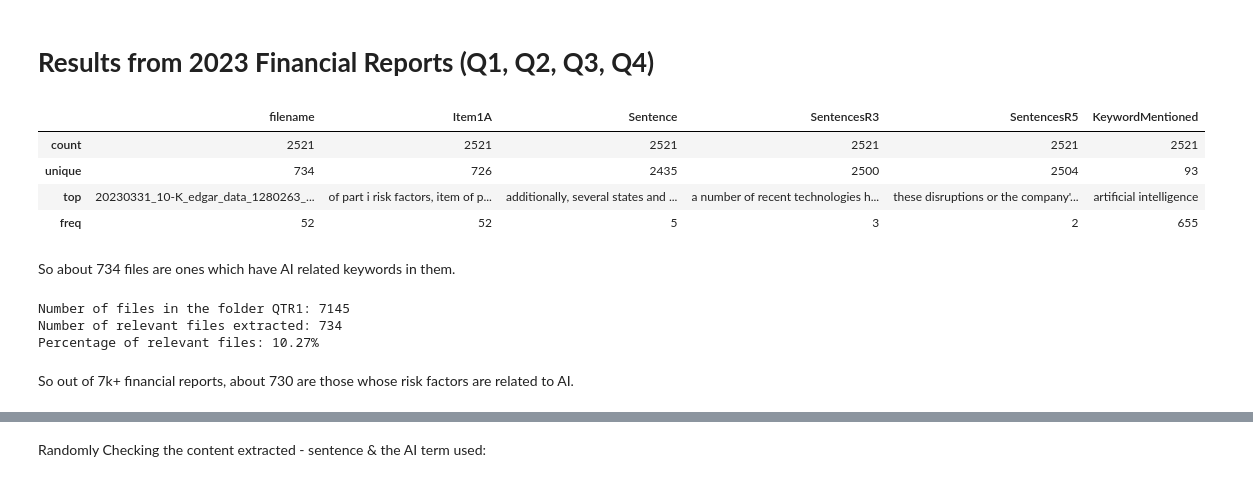
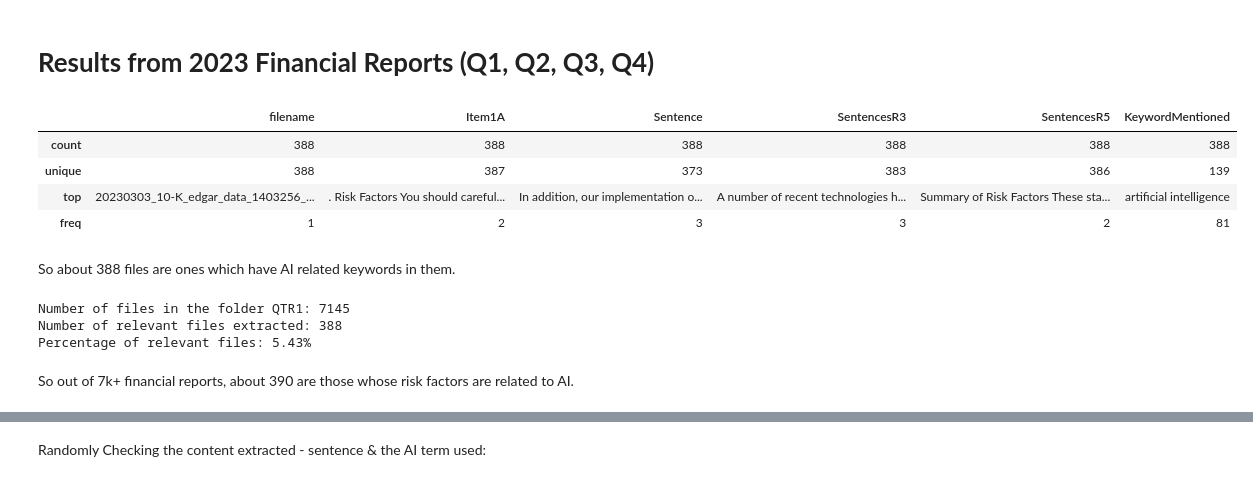
Before and after one commit to rxdhikx/AI-Risk_Classification-From-Financial-Documents, a Jupyter notebook: read_files.ipynb, the cells around one changed output, grey strips where cells are left out. Drawn from its saved outputs; the diff is of its cells as text; code cells hidden in the pictures.

Commit message:
Add files via upload
New Results after further cleaning

```diff
--- a/read_files.ipynb
+++ b/read_files.ipynb
@@ -3,17 +3,17 @@
 # %%
 #testing QTR1 first
 
 import pandas as pd
-df = pd.read_csv("/Users/rravindra0463/Desktop/ai_proj/venv/output/Results_QTR1.csv")
+df = pd.read_csv("/Users/rravindra0463/Desktop/ai_proj/venv/new_output/New_Results_QTR1.csv")
 df.describe()
 # %% [output]
 |  | filename | Item1A | Sentence | SentencesR3 | SentencesR5 | KeywordMentioned |
-| count | 2521 | 2521 | 2521 | 2521 | 2521 | 2521 |
-| unique | 734 | 726 | 2435 | 2500 | 2504 | 93 |
-| top | 20230331_10-K_edgar_data_1280263_... | of part i risk factors, item of p... | additionally, several states and ... | a number of recent technologies h... | these disruptions or the company'... | artificial intelligence |
-| freq | 52 | 52 | 5 | 3 | 2 | 655 |
+| count | 388 | 388 | 388 | 388 | 388 | 388 |
+| unique | 388 | 387 | 373 | 383 | 386 | 139 |
+| top | 20230303_10-K_edgar_data_1403256_... | . Risk Factors You should careful... | In addition, our implementation o... | A number of recent technologies h... | Summary of Risk Factors These sta... | artificial intelligence |
+| freq | 1 | 2 | 3 | 3 | 2 | 81 |
 # %% [markdown]
-So about 734 files are ones which have AI related keywords in them.
+So about 388 files are ones which have AI related keywords in them.
 # %%
 # check how many files orginally present in the concerned folder,i.e QTR1 here
 import os
@@ -26,7 +26,7 @@ files = [f for f in os.listdir(folder_path) if os.path.isfile(os.path.join(folde
 num_files = len(files)
 print(f'Number of files in the folder QTR1: {num_files}')
 
-# calculate metrics
+# calculate metrics - using unique to ensure there are no duplicates
 unique_filenames = df['filename'].nunique()
 percentage = (unique_filenames/ num_files) * 100
 
@@ -34,10 +34,10 @@ print(f'Number of relevant files extracted: {unique_filenames}')
 print(f'Percentage of relevant files: {percentage:.2f}%')
 # %% [output]
 Number of files in the folder QTR1: 7145
-Number of relevant files extracted: 734
-Percentage of relevant files: 10.27%
+Number of relevant files extracted: 388
+Percentage of relevant files: 5.43%
 # %% [markdown]
-So out of 7k+ financial reports, about 730 are those whose risk factors are related to AI.
+So out of 7k+ financial reports, about 390 are those whose risk factors are related to AI.
 # %%
 df.head()
 # %% [output]
```
Also changed, not shown: parts of 26 cells of this notebook.
